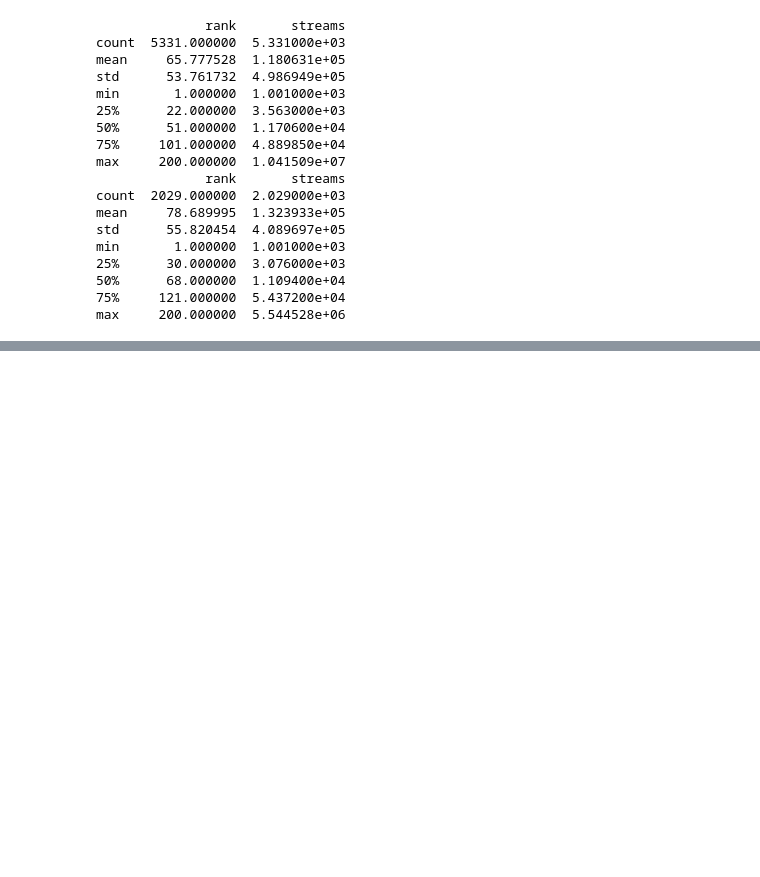
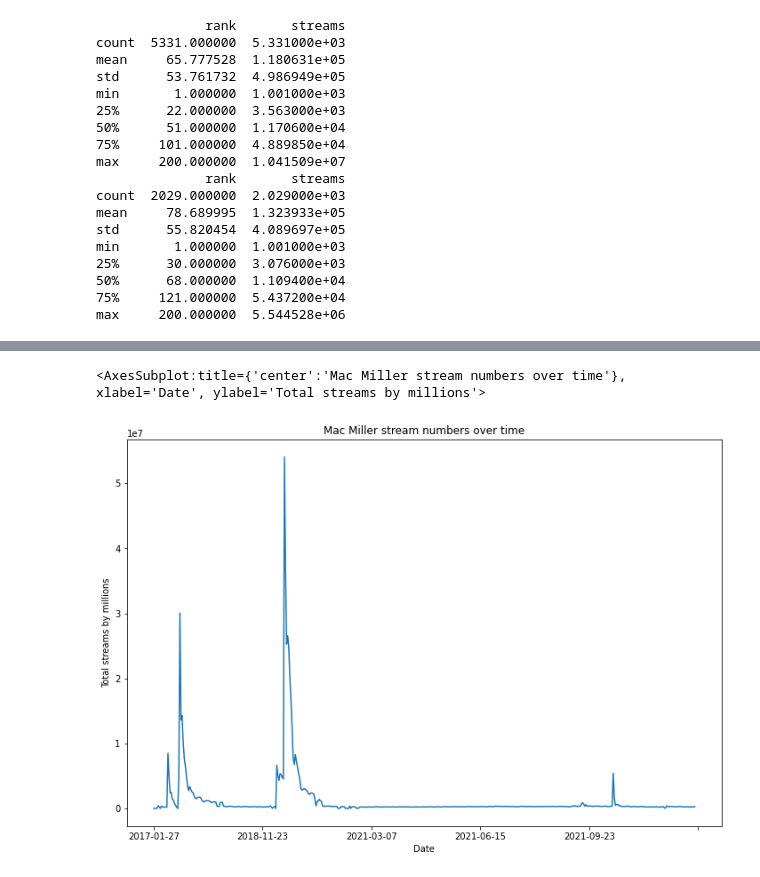
Before and after one commit to cchungg123/Spotify, a Jupyter notebook: Spotify Data Analysis.ipynb, the cells around one changed output, grey strips where cells are left out. Drawn from its saved outputs; the diff is of its cells as text; code cells hidden in the pictures; blank space fills up the shorter version.

Commit message:
changed labels to (millions)

```diff
--- a/Spotify Data Analysis.ipynb
+++ b/Spotify Data Analysis.ipynb
@@ -387,0 +385,13 @@ max     200.000000  5.544528e+06
+# %%
+#Finding Mac Miller stream numbers over time using groupby and sum
+
+Xdate = df[(df['artist'] == 'Mac Miller') &
+    (df['chart'] == 'top200')].groupby(['date'])['streams'].sum()
+
+#Using a line plot to show stream numbers over time
+Xdate.plot(figsize=(12,8),
+        title='Mac Miller stream numbers over time',
+        ylabel='Total streams by millions', xlabel='Date')
+# %% [output]
+<AxesSubplot:title={'center':'Mac Miller stream numbers over time'}, xlabel='Date', ylabel='Total streams by millions'>
+[figure, added]
```
Also changed, not shown: parts of 3 cells of this notebook.
